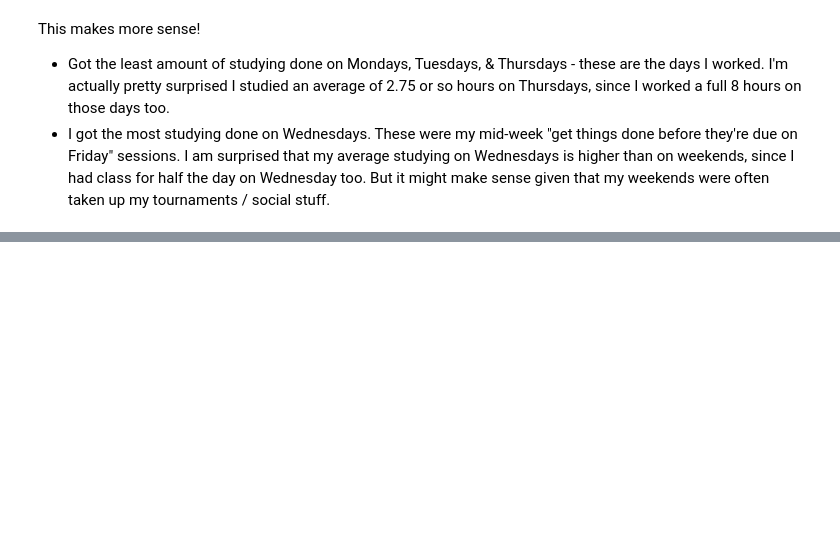
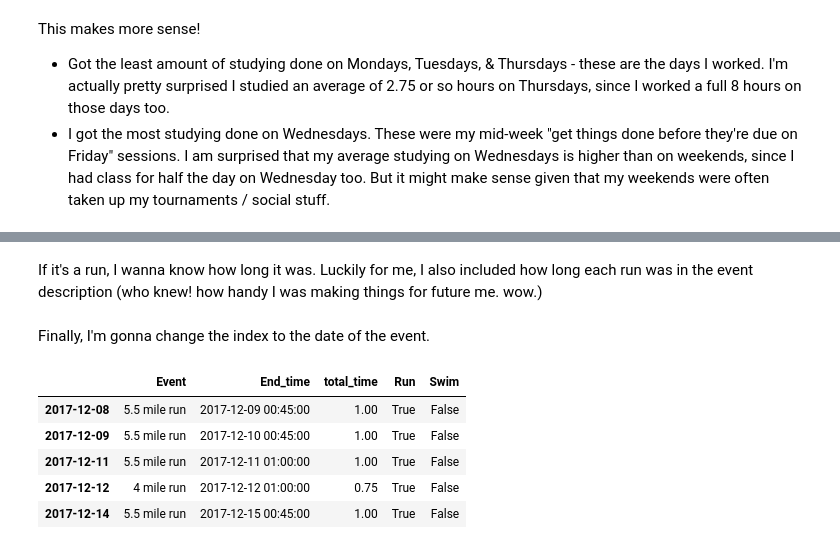
Before and after one commit to ashleyshine/ticktock, a Jupyter notebook: Tracking-Time.ipynb, the cells around one changed output, grey strips where cells are left out. Drawn from its saved outputs; the diff is of its cells as text; code cells hidden in the pictures; blank space fills up the shorter version.

Commit message:
reading in & processing workout data:

```diff
--- a/Tracking-Time.ipynb
+++ b/Tracking-Time.ipynb
@@ -379,0 +423,40 @@ This makes more sense!
+# %%
+workouts_f17.is_copy = False # avoid SettingWithCopyWarning
+
+run = workouts_f17.apply(lambda x: is_workout(x['Event'], "run"), axis=1)
+workouts_f17['Run'] = run
+
+swim = workouts_f17.apply(lambda x: is_workout(x['Event'], "swim"), axis=1)
+workouts_f17['Swim'] = swim
+# %% [markdown]
+If it's a run, I wanna know how long it was. Luckily for me, I also included how long each run was in the event description (who knew! how handy I was making things for future me. wow.)
+# %%
+def run_length(event):
+    """
+    Return the length of a run, in miles, if the event is a run. Otherwise, return 0.
+    Params:
+        event: string with event description
+    """
+    regex_str = r"(\d+.?\d*).*run"
+    mo = re.search(regex_str, event, re.IGNORECASE)
+    if mo:
+        return float(mo.group(1))
+    else:
+        return 0
+# %%
+run_length = workouts_f17.apply(lambda x: run_length(x['Event']), axis=1)
+workouts_f17['Run_length'] = run_length
+# %% [markdown]
+Finally, I'm gonna change the index to the date of the event.
+# %%
+workouts_f17 = workouts_f17.set_index(['Start_time']) # change index to date
+workouts_f17.index = workouts_f17.index.date
+# %%
+workouts_f17.tail()
+# %% [output]
+|  | Event | End_time | total_time | Run | Swim |
+| 2017-12-08 | 5.5 mile run | 2017-12-09 00:45:00 | 1.00 | True | False |
+| 2017-12-09 | 5.5 mile run | 2017-12-10 00:45:00 | 1.00 | True | False |
+| 2017-12-11 | 5.5 mile run | 2017-12-11 01:00:00 | 1.00 | True | False |
+| 2017-12-12 | 4 mile run | 2017-12-12 01:00:00 | 0.75 | True | False |
+| 2017-12-14 | 5.5 mile run | 2017-12-15 00:45:00 | 1.00 | True | False |
```
Also changed, not shown: parts of 30 cells of this notebook.
